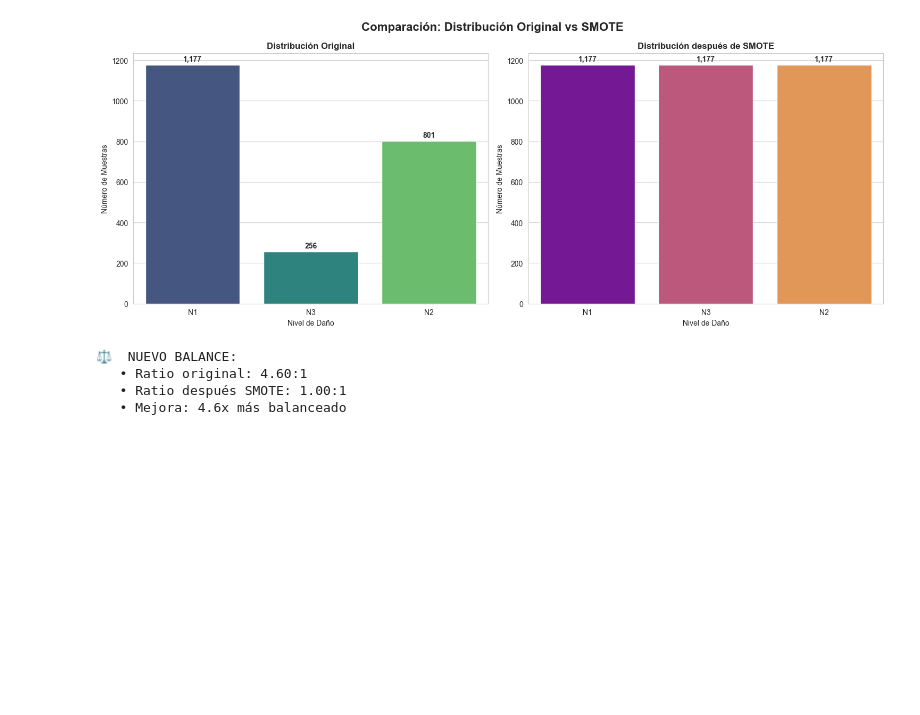
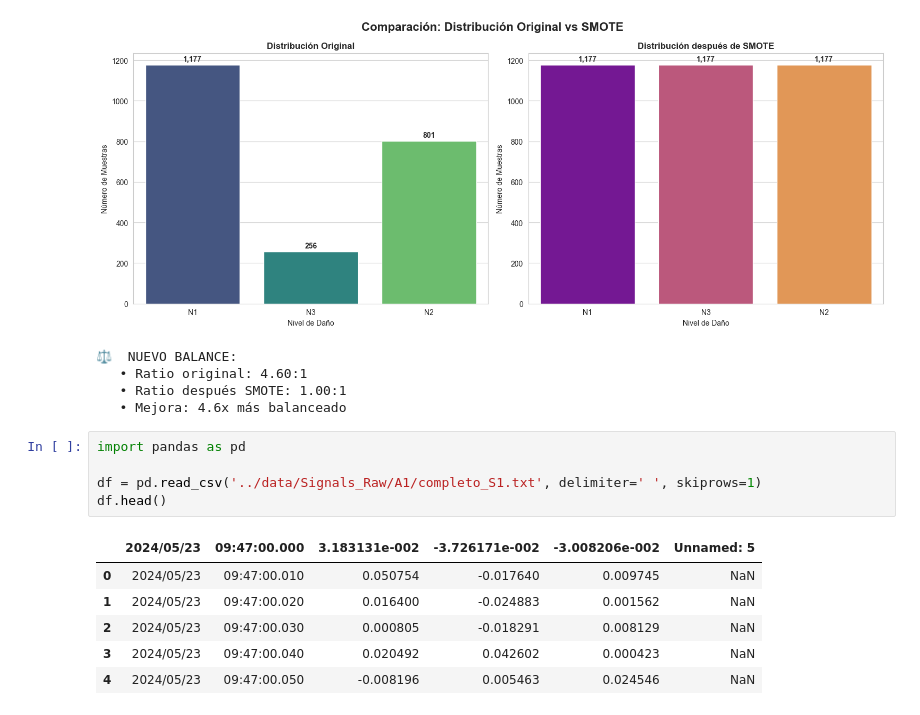
Before and after one commit to giansmart/deepsolation, a Jupyter notebook: notebooks/3_balancing.ipynb, the cells around one changed output. Saved outputs shown, nothing was run; the diff lists cells and outputs as text; blank space fills up the shorter version.

```diff
--- a/notebooks/3_balancing.ipynb
+++ b/notebooks/3_balancing.ipynb
@@ -259,3 +259,15 @@ print(f"   • Mejora: {((max(original_counts.values()) / min(original_counts.va
    • Ratio original: 4.60:1
    • Ratio después SMOTE: 1.00:1
    • Mejora: 4.6x más balanceado
+# %%
+import pandas as pd
+
+df = pd.read_csv('../data/Signals_Raw/A1/completo_S1.txt', delimiter=' ', skiprows=1)
+df.head()
+# %% [output]
+|  | 2024/05/23 | 09:47:00.000 | 3.183131e-002 | -3.726171e-002 | -3.008206e-002 | Unnamed: 5 |
+| 0 | 2024/05/23 | 09:47:00.010 | 0.050754 | -0.017640 | 0.009745 | NaN |
+| 1 | 2024/05/23 | 09:47:00.020 | 0.016400 | -0.024883 | 0.001562 | NaN |
+| 2 | 2024/05/23 | 09:47:00.030 | 0.000805 | -0.018291 | 0.008129 | NaN |
+| 3 | 2024/05/23 | 09:47:00.040 | 0.020492 | 0.042602 | 0.000423 | NaN |
+| 4 | 2024/05/23 | 09:47:00.050 | -0.008196 | 0.005463 | 0.024546 | NaN |
```
Also changed, not shown: parts of 1 cell of this notebook, 8 other files.
